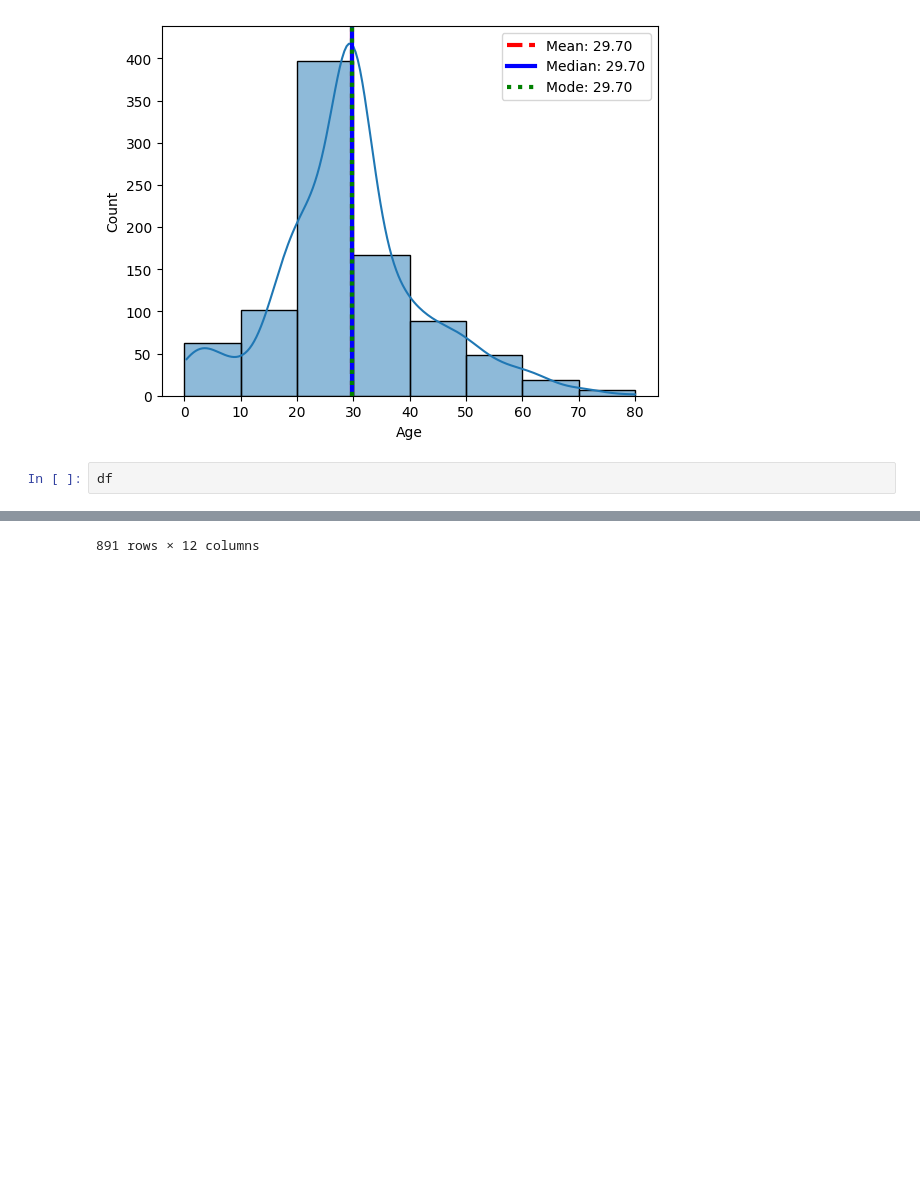
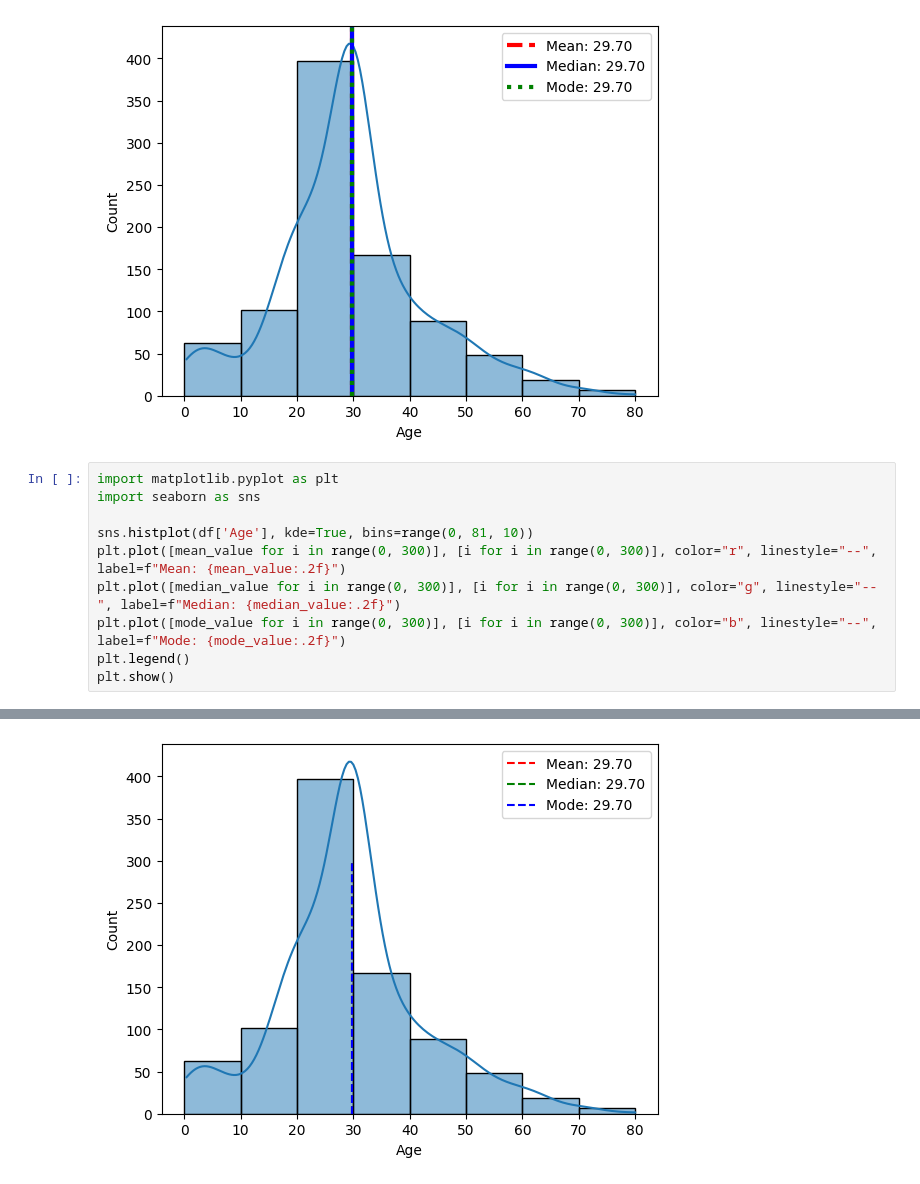
Before and after one commit to faruk950147/Python-A-to-Z, a Jupyter notebook: 07 ML/statictist/main.ipynb, the cells around one changed output, grey strips where cells are left out. Saved outputs shown, nothing was run; the diff lists cells and outputs as text; blank space fills up the shorter version.

```diff
--- a/07 ML/statictist/main.ipynb
+++ b/07 ML/statictist/main.ipynb
@@ -147,5 +147,13 @@ plt.show()
 # %% [output]
 [figure]
 # %%
-df
+import matplotlib.pyplot as plt
+import seaborn as sns
+
+sns.histplot(df['Age'], kde=True, bins=range(0, 81, 10))
+plt.plot([mean_value for i in range(0, 300)], [i for i in range(0, 300)], color="r", linestyle="--", label=f"Mean: {mean_value:.2f}")
+plt.plot([median_value for i in range(0, 300)], [i for i in range(0, 300)], color="g", linestyle="--", label=f"Median: {median_value:.2f}")
+plt.plot([mode_value for i in range(0, 300)], [i for i in range(0, 300)], color="b", linestyle="--", label=f"Mode: {mode_value:.2f}")
+plt.legend()
+plt.show()
 # %% [output]
@@ -164 +160 @@ df
-891 rows × 12 columns
+[figure, added]
```
Also changed, not shown: parts of 1 cell of this notebook.
